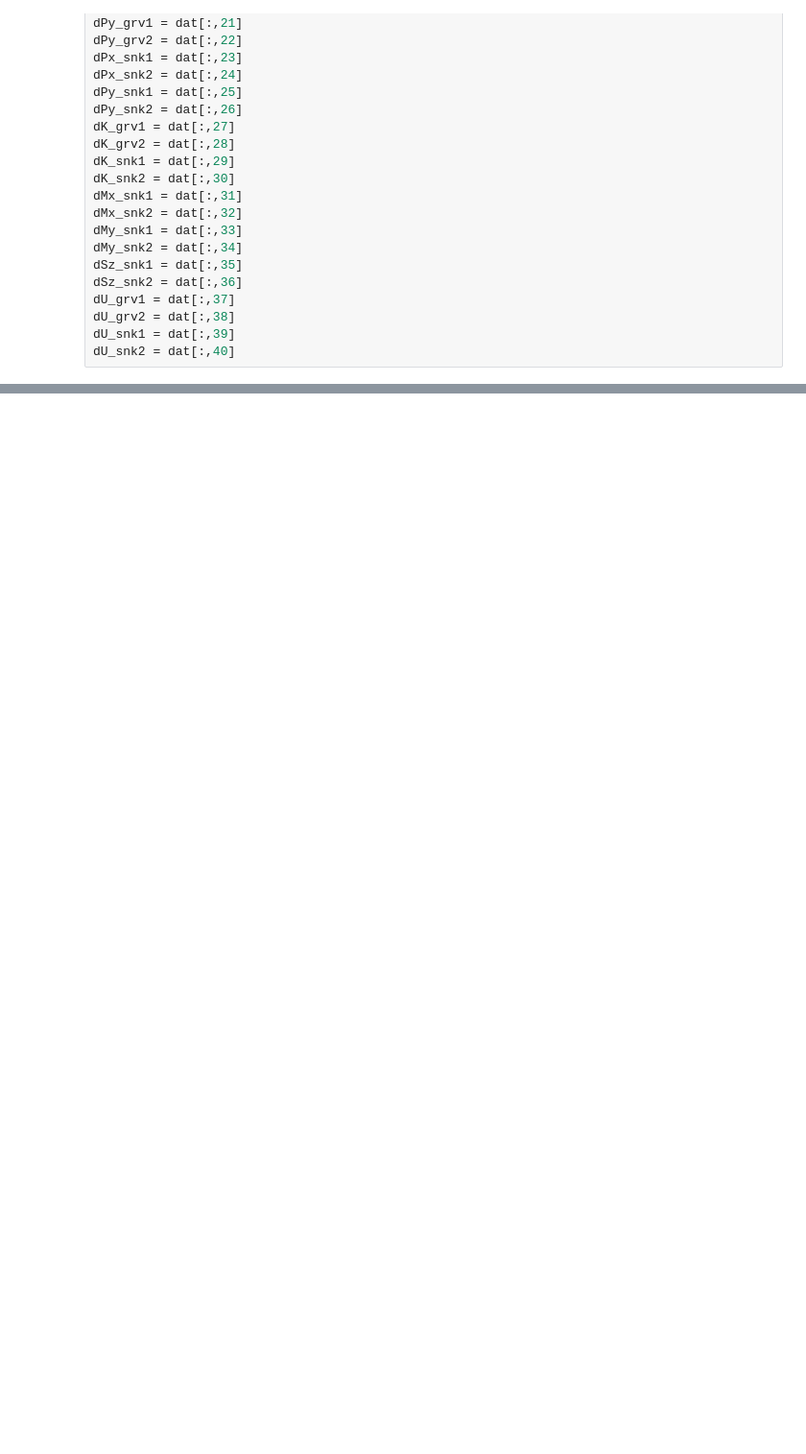
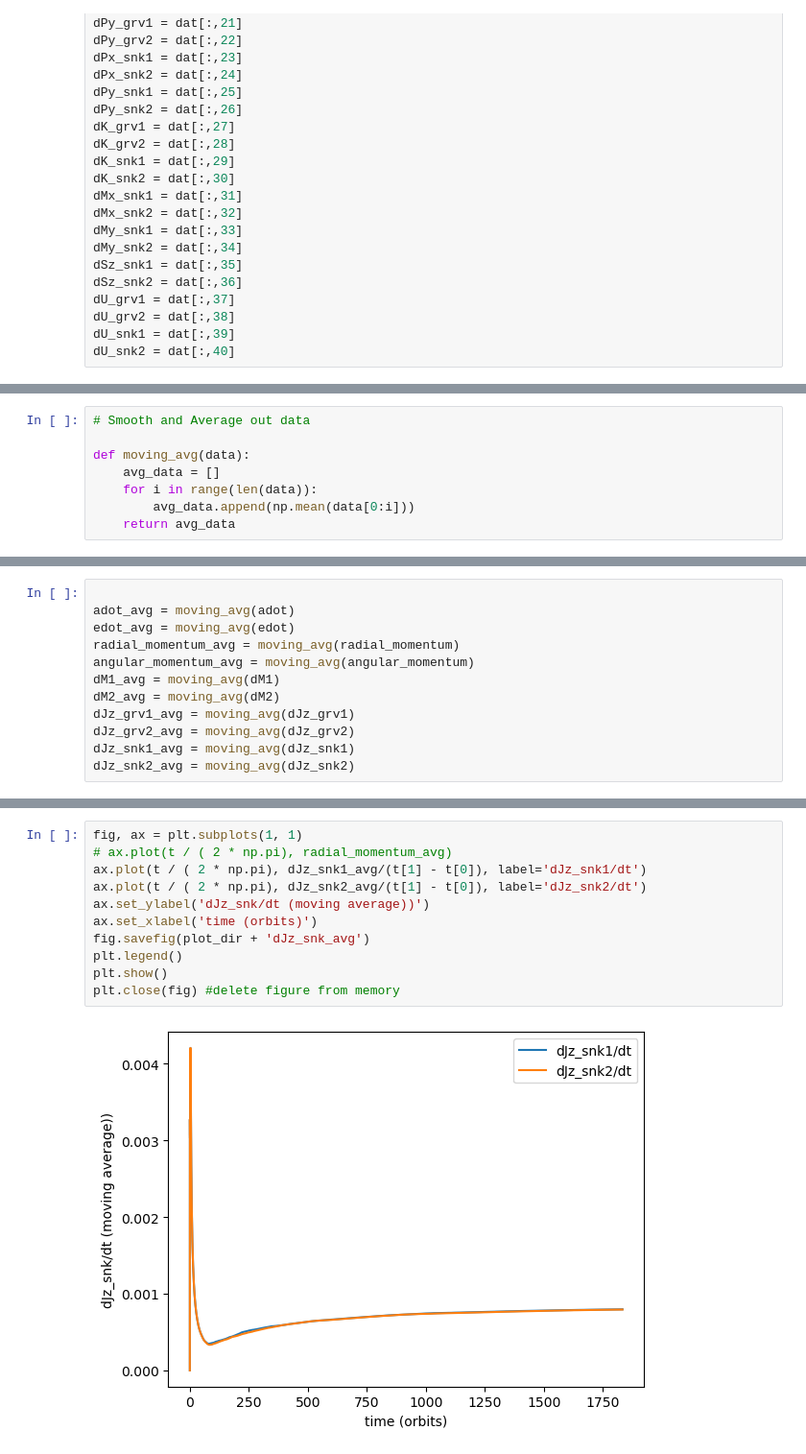
Before and after one commit to HangChelseaSu/Black_Hole_Accretion_Project_PI, a Jupyter notebook: Python_scripts/report_dat_data.ipynb, the cells around one changed output, grey strips where cells are left out. Shown at 96% size. Cells and saved outputs as stored; diff of their text form; blank space fills up the shorter version.

```diff
--- a/Python_scripts/report_dat_data.ipynb
+++ b/Python_scripts/report_dat_data.ipynb
@@ -101,0 +96,8 @@ array([-0.875, -0.875, -0.875, ..., -0.875, -0.875, -0.875])
+# %%
+# Smooth and Average out data
+
+def moving_avg(data):
+    avg_data = []
+    for i in range(len(data)):
+        avg_data.append(np.mean(data[0:i]))
+    return avg_data
@@ -131,0 +139,12 @@ No artists with labels found to put in legend.  Note that artists whose label st
+# %%
+
+adot_avg = moving_avg(adot)
+edot_avg = moving_avg(edot)
+radial_momentum_avg = moving_avg(radial_momentum)
+angular_momentum_avg = moving_avg(angular_momentum)
+dM1_avg = moving_avg(dM1)
+dM2_avg = moving_avg(dM2)
+dJz_grv1_avg = moving_avg(dJz_grv1)
+dJz_grv2_avg = moving_avg(dJz_grv2)
+dJz_snk1_avg = moving_avg(dJz_snk1)
+dJz_snk2_avg = moving_avg(dJz_snk2)
@@ -131,0 +165,13 @@ No artists with labels found to put in legend.  Note that artists whose label st
+# %%
+fig, ax = plt.subplots(1, 1)
+# ax.plot(t / ( 2 * np.pi), radial_momentum_avg)
+ax.plot(t / ( 2 * np.pi), dJz_snk1_avg/(t[1] - t[0]), label='dJz_snk1/dt')
+ax.plot(t / ( 2 * np.pi), dJz_snk2_avg/(t[1] - t[0]), label='dJz_snk2/dt')
+ax.set_ylabel('dJz_snk/dt (moving average))')
+ax.set_xlabel('time (orbits)')
+fig.savefig(plot_dir + 'dJz_snk_avg')
+plt.legend()
+plt.show()
+plt.close(fig) #delete figure from memory
+# %% [output]
+[figure, added]
```
Also changed, not shown: parts of 10 cells of this notebook, 25 other files.
